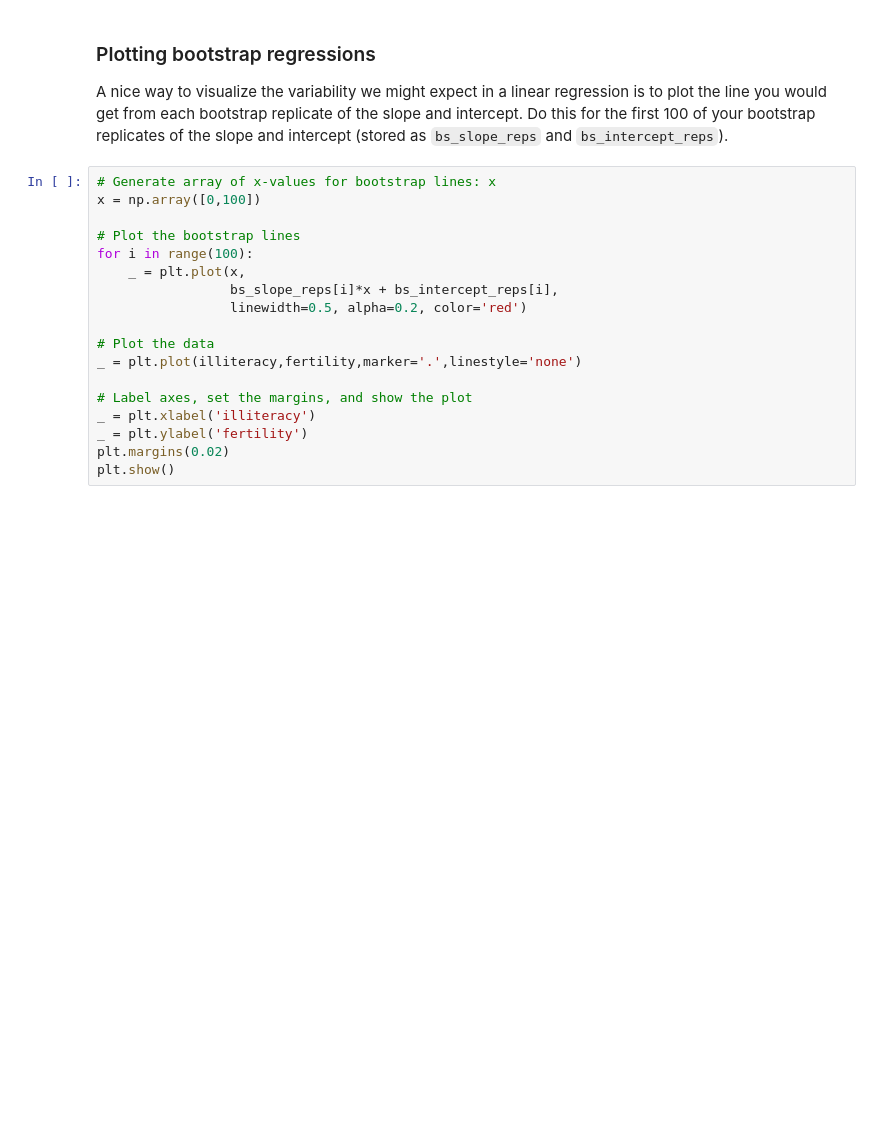
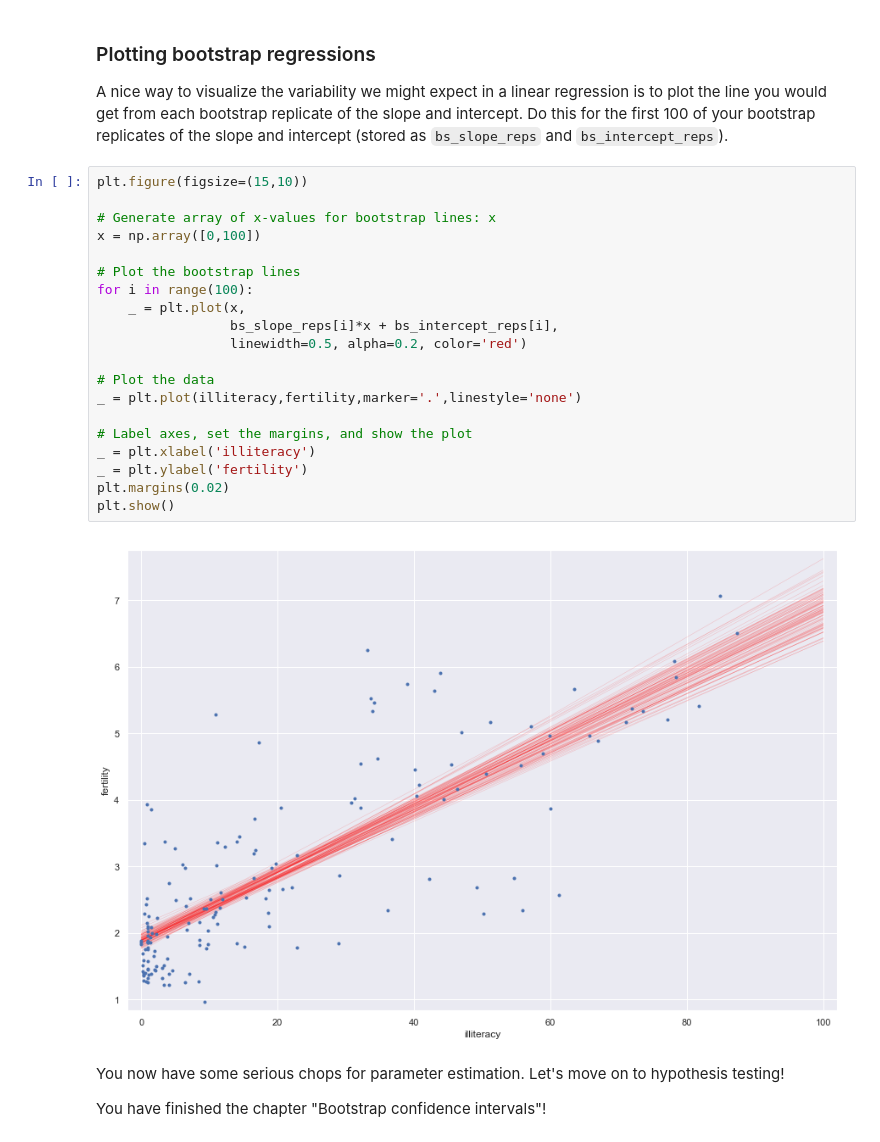
Before and after one commit to mgatti09/DataCamp, a Jupyter notebook: CAREER TRACK/Data Scientist with Python/16-Statistical_Thinking_in_Python_(Part_2)/02-Bootstrap_confidence_intervals/01-Bootstrap_confidence_intervals.ipynb, the cells around one changed output. Drawn from its saved outputs; the diff is of its cells as text; blank space fills up the shorter version.

```diff
--- a/CAREER TRACK/Data Scientist with Python/16-Statistical_Thinking_in_Python_(Part_2)/02-Bootstrap_confidence_intervals/01-Bootstrap_confidence_intervals.ipynb
+++ b/CAREER TRACK/Data Scientist with Python/16-Statistical_Thinking_in_Python_(Part_2)/02-Bootstrap_confidence_intervals/01-Bootstrap_confidence_intervals.ipynb
@@ -298,20 +298,28 @@ plt.show()
 ### Plotting bootstrap regressions
 A nice way to visualize the variability we might expect in a linear regression is to plot the line you would get from each bootstrap replicate of the slope and intercept. Do this for the first 100 of your bootstrap replicates of the slope and intercept (stored as `bs_slope_reps` and `bs_intercept_reps`).
 # %%
+plt.figure(figsize=(15,10))
+
 # Generate array of x-values for bootstrap lines: x
 x = np.array([0,100])
 
 # Plot the bootstrap lines
 for i in range(100):
     _ = plt.plot(x,
                  bs_slope_reps[i]*x + bs_intercept_reps[i],
                  linewidth=0.5, alpha=0.2, color='red')
 
 # Plot the data
 _ = plt.plot(illiteracy,fertility,marker='.',linestyle='none')
 
 # Label axes, set the margins, and show the plot
 _ = plt.xlabel('illiteracy')
 _ = plt.ylabel('fertility')
 plt.margins(0.02)
 plt.show()
+# %% [output]
+[figure, added]
+# %% [markdown]
+You now have some serious chops for parameter estimation. Let's move on to hypothesis testing!
+
+You have finished the chapter "Bootstrap confidence intervals"!
```
Also changed, not shown: parts of 5 cells of this notebook, 4 other files.
